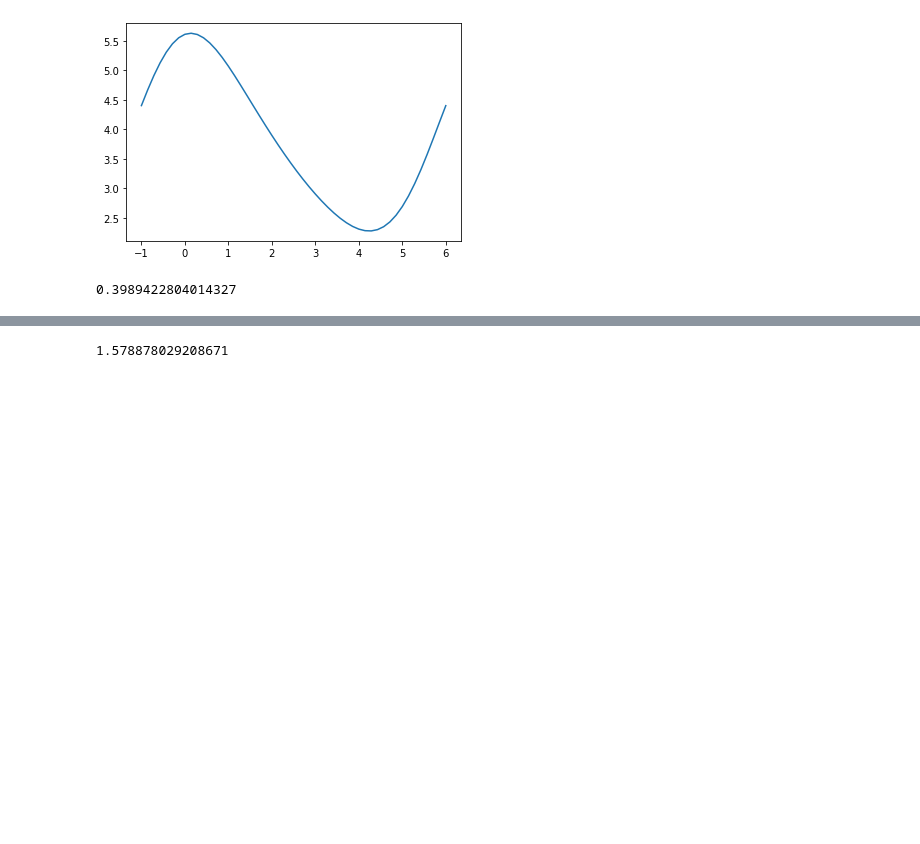
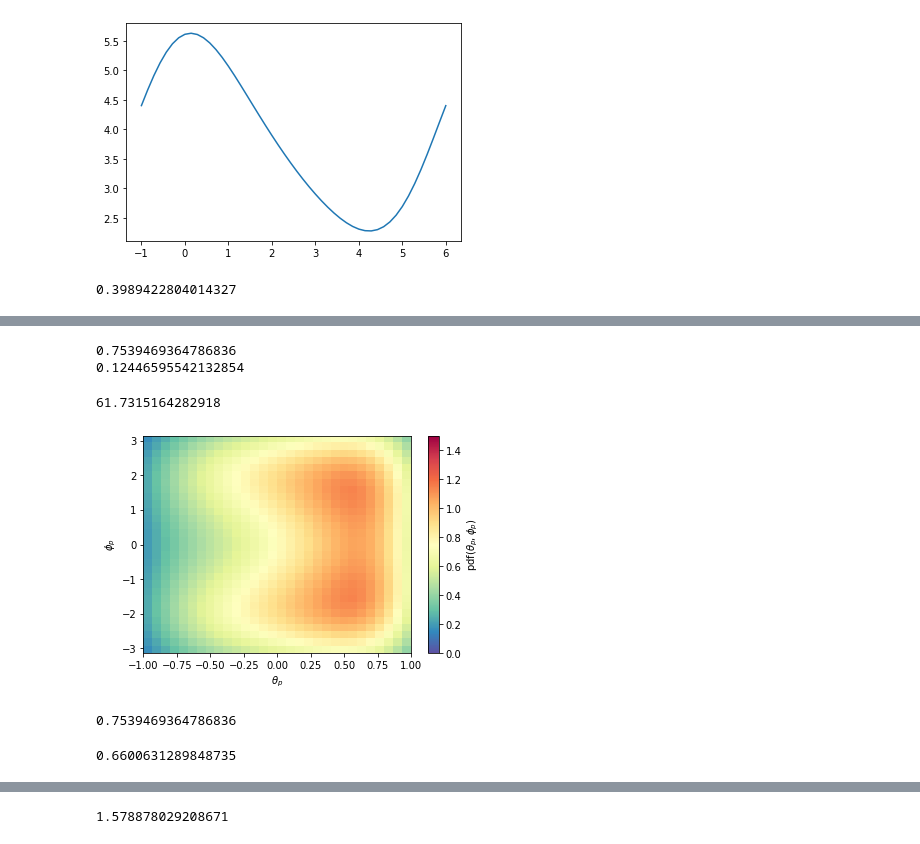
Before and after one commit to alatios/lb2jpsil_lambda-emdm-measurement, a Jupyter notebook: 98_convolution_test.ipynb, the cells around one changed output, grey strips where cells are left out. Drawn from its saved outputs; the diff is of its cells as text; code cells hidden in the pictures; blank space fills up the shorter version.

```diff
--- a/09_convolution_test.ipynb
+++ b/98_convolution_test.ipynb
@@ -97,3 +102,14 @@ def pdf(cos_theta, phi, sz=1, g=1.226, Dy=4, beta=1.):
 stats.norm.pdf(0, 0, 1)
 # %% [output]
 0.3989422804014327
+# %%
+def convoluted_with_ctheta(ctheta, phi, epsrel=1.49e-08):
+    y, _ = integrate.quad(lambda t: pdf(t, phi) * stats.norm.pdf(ctheta - t, 0, 0.253), -1 ,1, epsrel=epsrel)
+    return y
+
+def convoluted_with_ctheta_and_phi(ctheta, phi, epsrel=1.49e-08):
+    y, _ = integrate.quad(lambda t: convoluted_with_ctheta(ctheta, t, epsrel=epsrel) * stats.norm.pdf(phi - t, 0, 1.083), -np.pi ,np.pi, epsrel=epsrel)
+    return y
+
+def convoluted_pdf(ctheta, phi, epsrel=1.49e-08):
+    return np.vectorize(convoluted_with_ctheta_and_phi)(ctheta, phi, epsrel=epsrel)
@@ -99,0 +132,8 @@ stats.norm.pdf(0, 0, 1)
+# %%
+tick = time.perf_counter()
+print(convoluted_with_ctheta_and_phi(0,0, epsrel=2))
+tock = time.perf_counter()
+print(tock - tick)
+# %% [output]
+0.7539469364786836
+0.12446595542132854
@@ -100,2 +144,32 @@ stats.norm.pdf(0, 0, 1)
+# %%
+theta_min = -1
+theta_max = 1
+
+phi_min = -np.pi
+phi_max = np.pi
+
+bins = 30
+
+theta_list = np.linspace(theta_min, theta_max, bins)
+phi_list = np.linspace(phi_min, phi_max, bins)
+
+theta_grid, phi_grid = np.meshgrid(theta_list, phi_list)
+ys = convoluted_pdf(theta_grid, phi_grid, epsrel=1e-2)
+# %%
+tock = time.perf_counter()
+tock - tick
+# %% [output]
+61.7315164282918
+# %%
+plt.imshow(ys,extent=[theta_min, theta_max, phi_min, phi_max], cmap='Spectral_r', origin='lower', aspect='auto')
+#plt.imshow(ys, cmap='Spectral_r', origin='lower')
+
+plt.clim(0,1.5)
+plt.colorbar(label=r"$\mathrm{pdf}(\theta_p,\phi_p)$")
+plt.xlabel(r"$\theta_p$")
+plt.ylabel(r"$\phi_p$")
+plt.show()
+# %% [output]
+[figure, added]
 # %%
 def h(ctheta, phi):
@@ -107 +181,5 @@ def convoluted(ctheta, phi):
     return y
+# %%
+convoluted(0,0)
+# %% [output]
+0.7539469364786836
@@ -107,0 +188,6 @@ def convoluted(ctheta, phi):
+# %%
+tick = time.perf_counter()
+print(convoluted_vectorized(1,0))
+tock = time.perf_counter()
+# %% [output]
+0.6600631289848735
```
Also changed, not shown: parts of 33 cells of this notebook, 12 other files.
